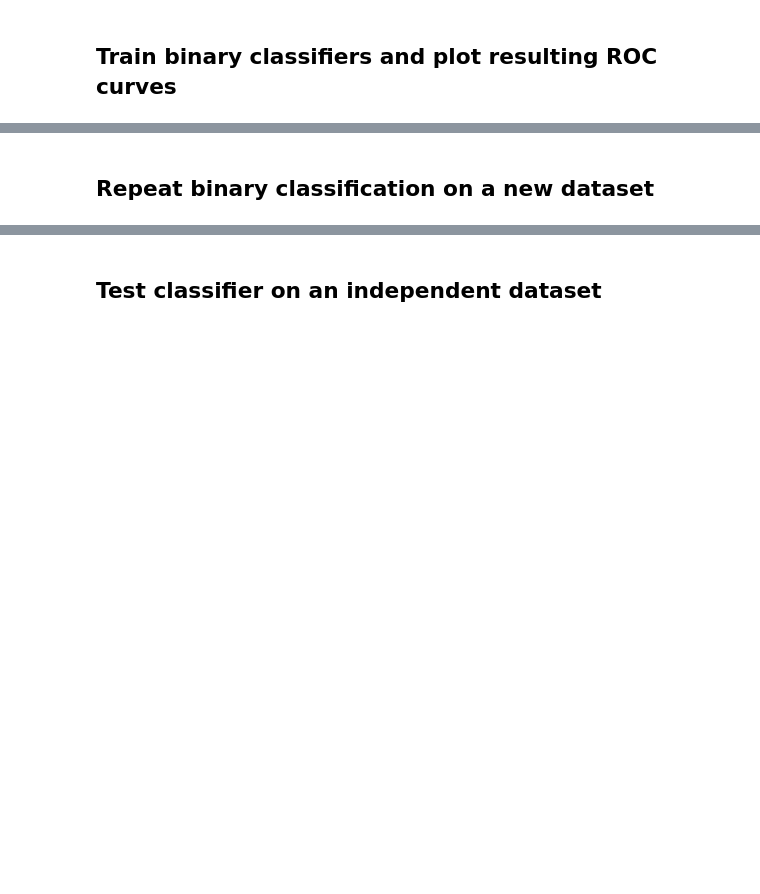
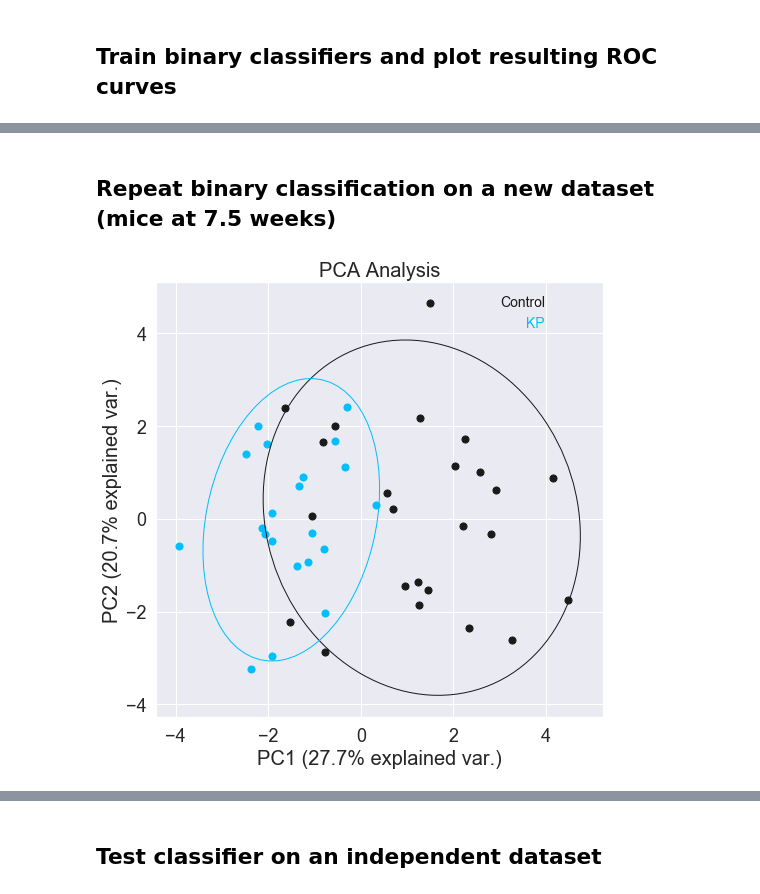
Before and after one commit to avaamini/protease_activity_analysis, a Jupyter notebook: notebooks/In_vivo_demo.ipynb, the cells around one changed output, grey strips where cells are left out. Saved outputs shown, nothing was run; the diff lists cells and outputs as text; code cells hidden in the pictures; blank space fills up the shorter version.

```diff
--- a/notebooks/In_vivo_demo.ipynb
+++ b/notebooks/In_vivo_demo.ipynb
@@ -222,26 +226,32 @@ paa.vis.plot_kfold_roc(tprs_val, aucs_val, out_path, save_name_val, show_sd=True
 # %% [markdown]
-## Repeat binary classification on a new dataset
+## Repeat binary classification on a new dataset (mice at 7.5 weeks)
 # %%
 # This section of code will essentially repeat what was done above, except with the 7.5 week data
 
 KP75wk = paa.syneos.SyneosDataset(
     save_dir='outputs/', save_name='2021_09_13_7.5wks')
 
 data_path = 'data/stm_invivo/KP_7.5wks/2017_12.19_BatchH_Lu.08_RESULTS.xlsx'
 
 type_path = 'data/stm_invivo/KP_7.5wks/KP_7.5wks_IDtoSampleType.xlsx'
 
 stock_path = 'data/stm_invivo/KP_7.5wks/KP_7.5wks_IDtoStock.xlsx'
 
 save_name = 'KP7.5wks'
 
 KP75wk.read_syneos_data(data_path, type_path, stock_path, sheets)
 
 features, renamed = KP75wk.set_feature_mapping('data/stm_invivo/14plex.csv')
 
 KP75wk.process_syneos_data(features, ['inj'])
 
 KP75wk.mean_scale_matrix()
 
 #Make the pkl files without doing the pca and volcano analyses
 KP75wk.data_to_pkl(save_name)
+
+#Generate the pca plot
+paa.vis.plot_pca(KP75wk.mean_scaled_matrix, KP75wk.features,
+              group_key='Sample Type', pca_groups=None, biplot=False, out_path=out_path, file_name=save_name)
+# %% [output]
+[figure, added]
```
Also changed, not shown: parts of 14 cells of this notebook.
